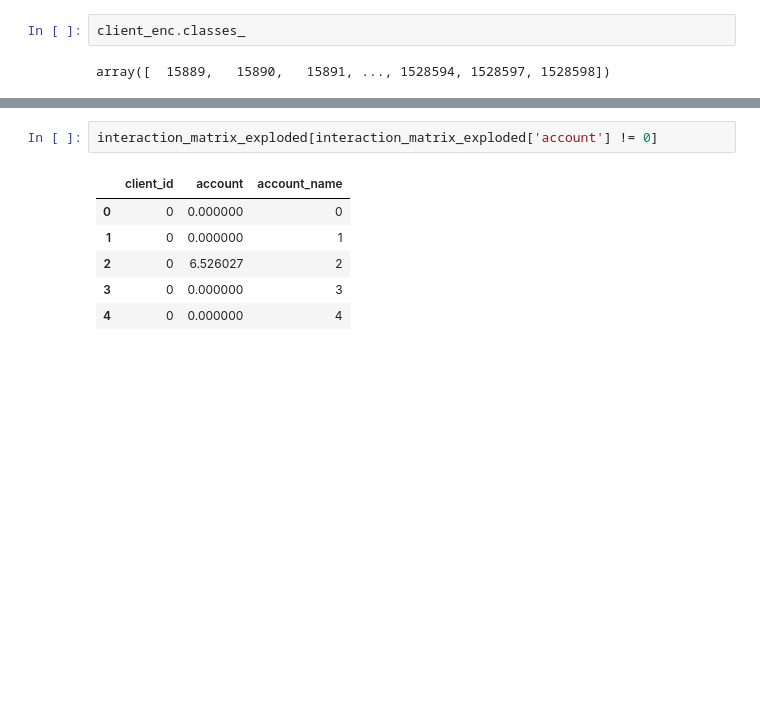
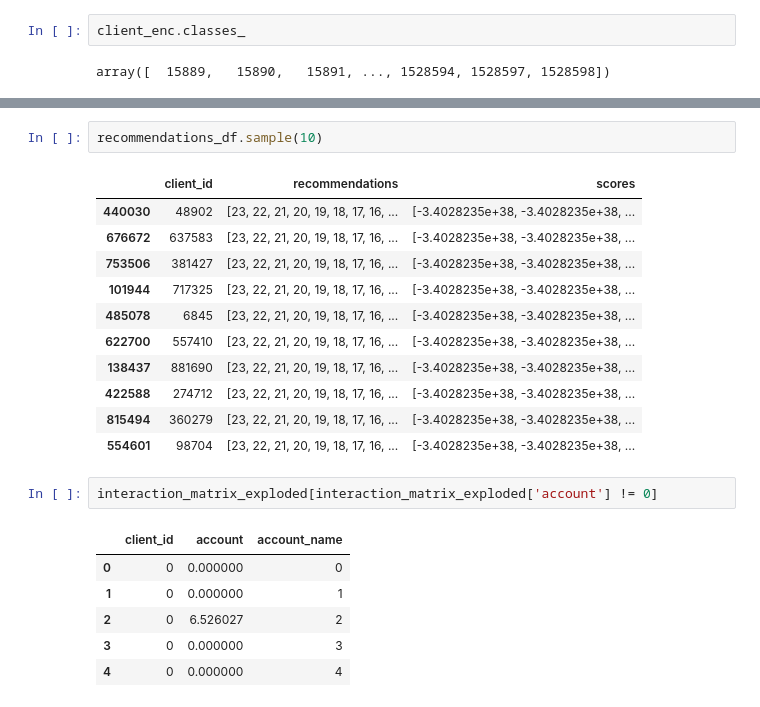
Before and after one commit to Alexdemenev/mle-final-project, a Jupyter notebook: experiments/train_model.ipynb, the cells around one changed output, grey strips where cells are left out. Drawn from its saved outputs; the diff is of its cells as text; blank space fills up the shorter version.

```diff
--- a/experiments/train_model.ipynb
+++ b/experiments/train_model.ipynb
@@ -225,3 +296,17 @@ recommendations_df.head()
+# %%
+recommendations_df.sample(10)
+# %% [output]
+|  | client_id | recommendations | scores |
+| 440030 | 48902 | [23, 22, 21, 20, 19, 18, 17, 16, ... | [-3.4028235e+38, -3.4028235e+38, ... |
+| 676672 | 637583 | [23, 22, 21, 20, 19, 18, 17, 16, ... | [-3.4028235e+38, -3.4028235e+38, ... |
+| 753506 | 381427 | [23, 22, 21, 20, 19, 18, 17, 16, ... | [-3.4028235e+38, -3.4028235e+38, ... |
+| 101944 | 717325 | [23, 22, 21, 20, 19, 18, 17, 16, ... | [-3.4028235e+38, -3.4028235e+38, ... |
+| 485078 | 6845 | [23, 22, 21, 20, 19, 18, 17, 16, ... | [-3.4028235e+38, -3.4028235e+38, ... |
+| 622700 | 557410 | [23, 22, 21, 20, 19, 18, 17, 16, ... | [-3.4028235e+38, -3.4028235e+38, ... |
+| 138437 | 881690 | [23, 22, 21, 20, 19, 18, 17, 16, ... | [-3.4028235e+38, -3.4028235e+38, ... |
+| 422588 | 274712 | [23, 22, 21, 20, 19, 18, 17, 16, ... | [-3.4028235e+38, -3.4028235e+38, ... |
+| 815494 | 360279 | [23, 22, 21, 20, 19, 18, 17, 16, ... | [-3.4028235e+38, -3.4028235e+38, ... |
+| 554601 | 98704 | [23, 22, 21, 20, 19, 18, 17, 16, ... | [-3.4028235e+38, -3.4028235e+38, ... |
 # %%
 interaction_matrix_exploded[interaction_matrix_exploded['account'] != 0]
 # %% [output]
```
Also changed, not shown: parts of 23 cells of this notebook.
